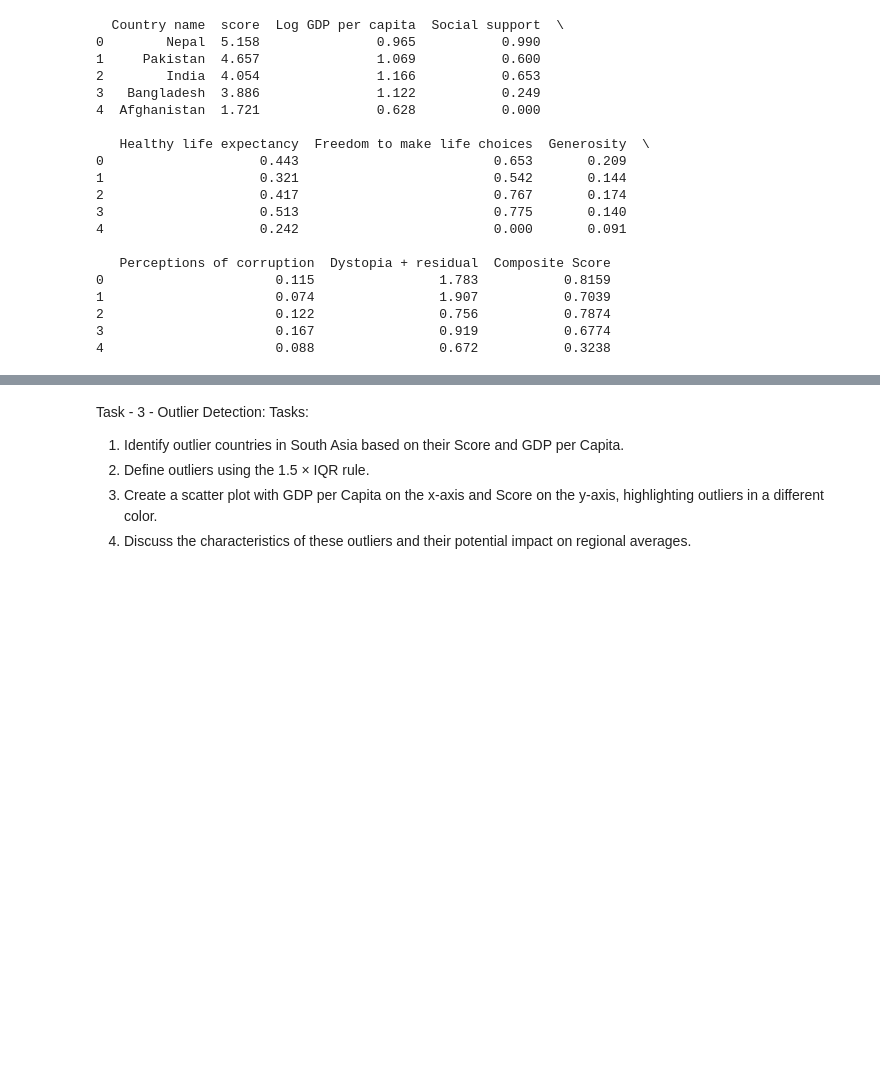
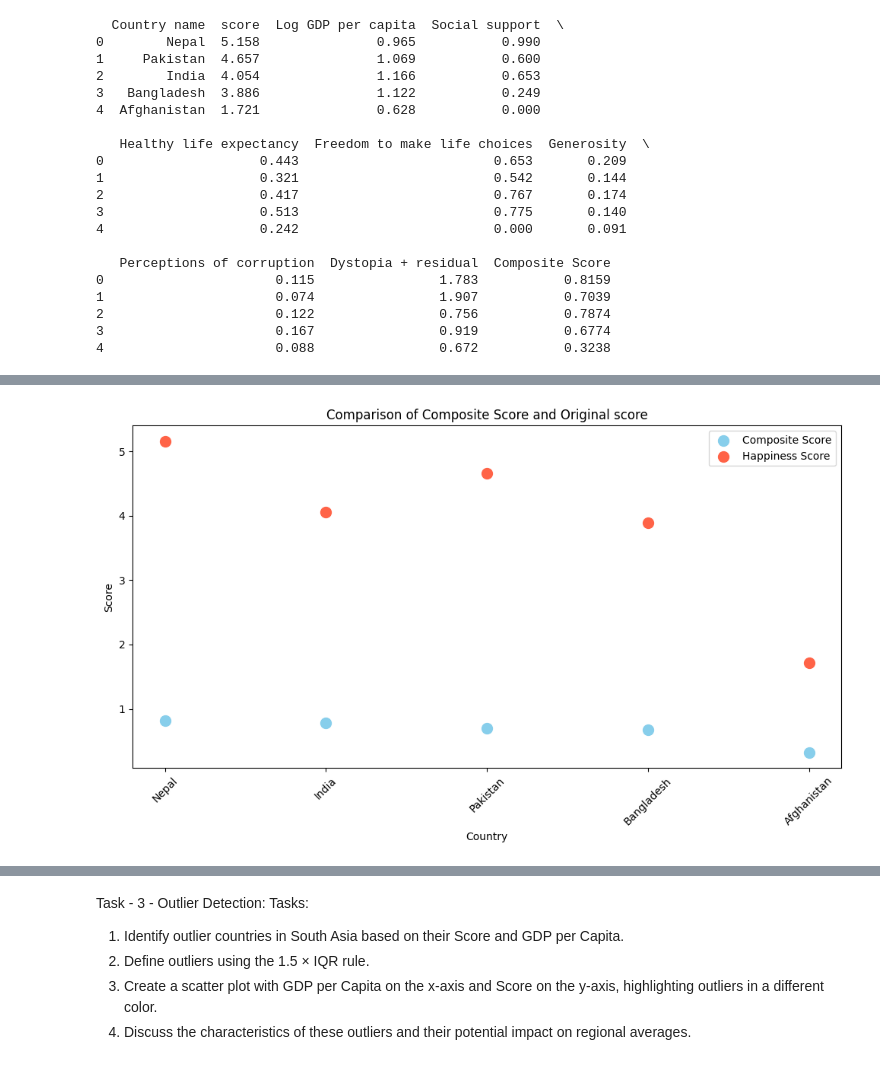
Before and after one commit to LearnerAnisha/python, a Jupyter notebook: coursework1.ipynb, the cells around one changed output, grey strips where cells are left out. Drawn from its saved outputs; the diff is of its cells as text; code cells hidden in the pictures; blank space fills up the shorter version.

```diff
--- a/coursework1.ipynb
+++ b/coursework1.ipynb
@@ -407,0 +429,30 @@ plt.show()
+# %%
+
+# Extract the top 5 countries
+top5_composite = ranked_south_asian.head(5)
+
+# Create a scatter plot
+plt.figure(figsize=(10, 6))
+
+# Scatter plot for Composite Score
+plt.scatter(top5_composite['Country name'], top5_composite['Composite Score'], label='Composite Score', color='#87CEEB', s=100)
+
+# Scatter plot for Happiness Score
+plt.scatter(top5_composite['Country name'], top5_composite['score'], label='Happiness Score', color='#FF6347', s=100)
+
+# Set labels and title
+plt.xlabel('Country')
+plt.ylabel('Score')
+plt.title('Comparison of Composite Score and Original score')
+
+# Rotate x-axis labels for better readability
+plt.xticks(rotation=45)
+
+# Add legend
+plt.legend()
+
+# Display plot
+plt.tight_layout()
+plt.show()
+# %% [output]
+[figure, added]
```
Also changed, not shown: parts of 30 cells of this notebook.
